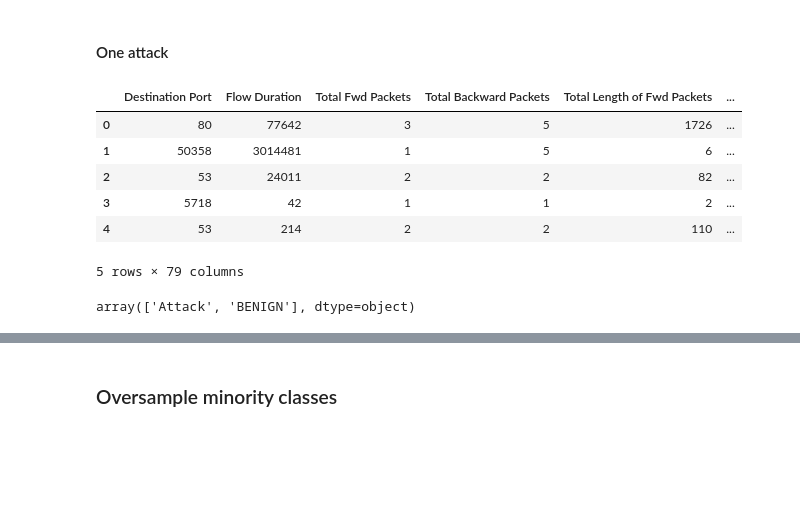
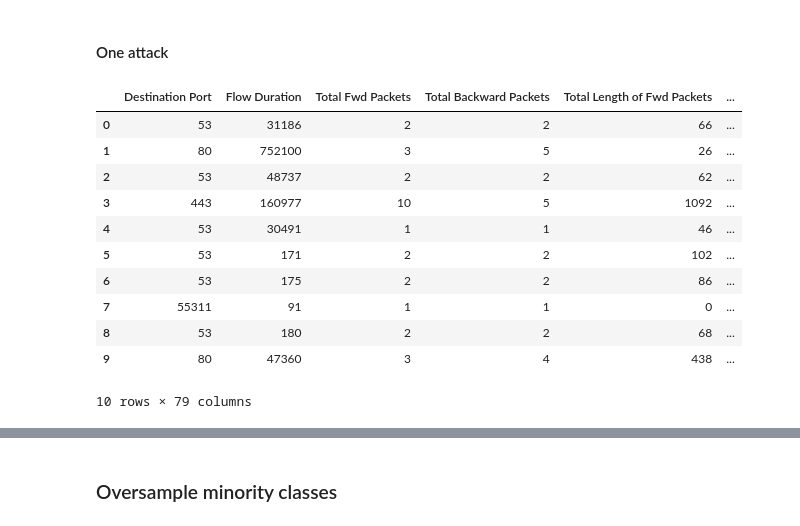
Before and after one commit to andresrocha03/machine_learning, a Jupyter notebook: reinforcement_learning/tabular_data/pre_processing/Pre_processing.ipynb, the cells around one changed output, grey strips where cells are left out. Cells and saved outputs as stored; diff of their text form; code cells hidden in the pictures; blank space fills up the shorter version.

```diff
--- a/reinforcement_learning/tabular_data/pre_processing/Pre_processing.ipynb
+++ b/reinforcement_learning/tabular_data/pre_processing/Pre_processing.ipynb
@@ -106,5 +108,4 @@ memory usage: 1.7+ GB
 # %%
-# remove classes with less than 1500 instances
-surprise_attacks = df.groupby('Label').filter(lambda x : len(x)<5000)
-df = df.groupby('Label').filter(lambda x : len(x)>=5000)
+# remove classes with less than 5000 instances
+df_balanced = df.groupby('Label').filter(lambda x : len(x)>=5000)
 # %%
@@ -120,5 +181,5 @@ df.head()
 # %%
-one_attack = df.copy()
+one_attack = df_balanced.copy()
 one_attack['Label'] = one_attack['Label'].apply(lambda x: 'Attack' if x != 'BENIGN' else 'BENIGN')
 # %%
 one_attack.info()
@@ -184,15 +250,20 @@ X_res_mul, y_res_mul = nm.fit_resample(X_mul, y_mul)
 # %% [markdown]
 #### One attack
 # %%
-one_attack.head()
+one_attack.head(10)
 # %% [output]
 |  | Destination Port | Flow Duration | Total Fwd Packets | Total Backward Packets | Total Length of Fwd Packets | ... |
-| 0 | 80 | 77642 | 3 | 5 | 1726 | ... |
-| 1 | 50358 | 3014481 | 1 | 5 | 6 | ... |
-| 2 | 53 | 24011 | 2 | 2 | 82 | ... |
-| 3 | 5718 | 42 | 1 | 1 | 2 | ... |
-| 4 | 53 | 214 | 2 | 2 | 110 | ... |
+| 0 | 53 | 31186 | 2 | 2 | 66 | ... |
+| 1 | 80 | 752100 | 3 | 5 | 26 | ... |
+| 2 | 53 | 48737 | 2 | 2 | 62 | ... |
+| 3 | 443 | 160977 | 10 | 5 | 1092 | ... |
+| 4 | 53 | 30491 | 1 | 1 | 46 | ... |
+| 5 | 53 | 171 | 2 | 2 | 102 | ... |
+| 6 | 53 | 175 | 2 | 2 | 86 | ... |
+| 7 | 55311 | 91 | 1 | 1 | 0 | ... |
+| 8 | 53 | 180 | 2 | 2 | 68 | ... |
+| 9 | 80 | 47360 | 3 | 4 | 438 | ... |
-5 rows × 79 columns
+10 rows × 79 columns
 # %%
 X_one = one_attack.drop('Label', axis=1)
 y_one = one_attack['Label']
@@ -203,4 +274,0 @@ y_one = le_one.fit_transform(y_one)
-# %%
-le_one.classes_
-# %% [output]
-array(['Attack', 'BENIGN'], dtype=object)
```
Also changed, not shown: parts of 27 cells of this notebook, 13 other files.
